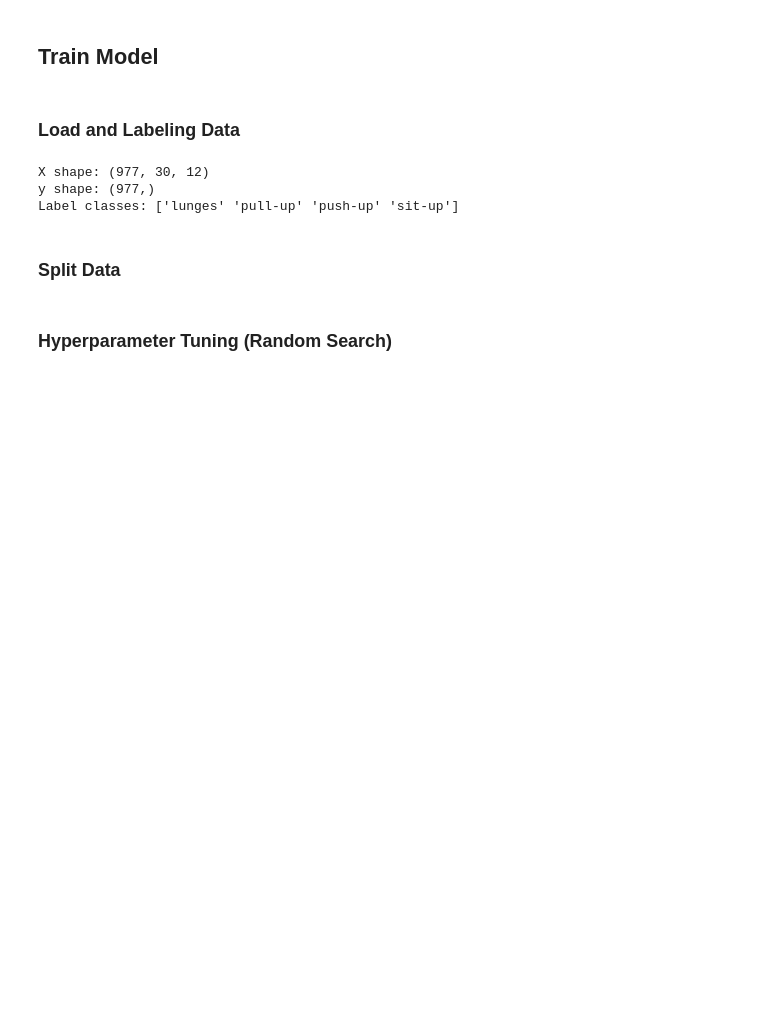
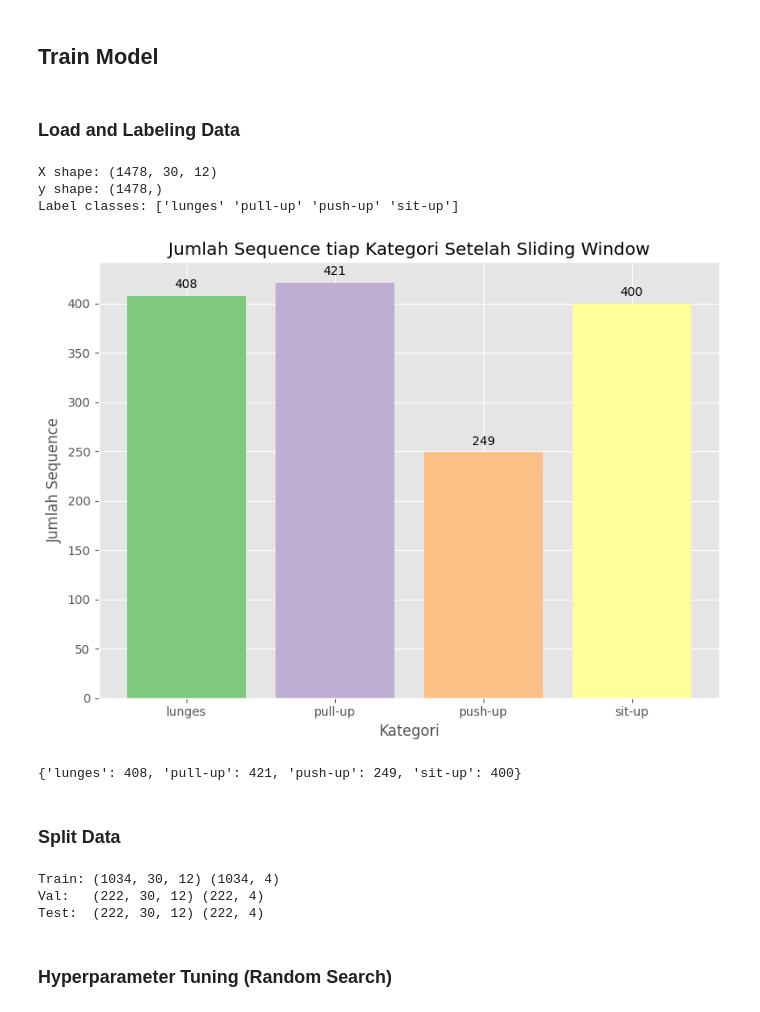
Before and after one commit to RifqiMuafa20/X-Pose-Tracker, a Jupyter notebook: Machine Learning/index.ipynb, the cells around one changed output. Drawn from its saved outputs; the diff is of its cells as text; code cells hidden in the pictures; blank space fills up the shorter version.

```diff
--- a/Machine Learning/index.ipynb
+++ b/Machine Learning/index.ipynb
@@ -264,10 +231,10 @@ Normalisasi untuk Pull-Up selesai. Data disimpan di normalize/Pull-Up_angles_nor
 # %%
 # Parameters
 frame_per_sample = 30
-stride = 15
+stride = 10
 
 # Sliding window implementation
-def sliding_window(df, label, frame_per_sample=30, stride=10):
+def sliding_window(df, label, frame_per_sample, stride):
     features = df.values
     X, y = [], []
 
@@ -307,20 +274,67 @@ print("X shape:", X.shape)
 print("y shape:", y.shape)
 print("Label classes:", le.classes_)
 # %% [output]
-X shape: (977, 30, 12)
-y shape: (977,)
+X shape: (1478, 30, 12)
+y shape: (1478,)
 Label classes: ['lunges' 'pull-up' 'push-up' 'sit-up']
+# %%
+unique, counts_raw = np.unique(y, return_counts=True)
+
+label_names = [le.inverse_transform([u])[0] for u in unique]
+
+counts = {label: count for label, count in zip(label_names, counts_raw)}
+
+cmap = plt.get_cmap('Accent')
+colors = cmap(range(len(counts)))
+
+plt.style.use('ggplot')
+plt.figure(figsize=(8, 6))
+bars = plt.bar(counts.keys(), counts.values(), color=colors)
+
+for bar in bars:
+    height = bar.get_height()
+    plt.text(
+        bar.get_x() + bar.get_width() / 2,
+        height + 5,
+        str(height),
+        ha='center',
+        va='bottom',
+        fontsize=10
+    )
+
+plt.title('Jumlah Sequence tiap Kategori Setelah Sliding Window')
+plt.xlabel('Kategori')
+plt.ylabel('Jumlah Sequence')
+plt.tight_layout()
+plt.show()
+
+print(counts)
+# %% [output]
+[figure, added]
+{'lunges': 408, 'pull-up': 421, 'push-up': 249, 'sit-up': 400}
 # %% [markdown]
 ### Split Data
 # %%
-# Train-test split
-X_train, X_test, y_train, y_test = train_test_split(
-    X, y, test_size=0.3, random_state=42, stratify=y
+X_temp, X_test, y_temp, y_test = train_test_split(
+    X, y, test_size=0.15, random_state=42, stratify=y
+)
+
+X_train, X_val, y_train, y_val = train_test_split(
+    X_temp, y_temp, test_size=0.1765, random_state=42, stratify=y_temp
 )
 
 # One-hot encoding
 y_train = to_categorical(y_train, num_classes=4)
-y_test = to_categorical(y_test, num_classes=4)
+y_val   = to_categorical(y_val,   num_classes=4)
+y_test  = to_categorical(y_test,  num_classes=4)
+
+print("Train:", X_train.shape, y_train.shape)
+print("Val:  ", X_val.shape,   y_val.shape)
+print("Test: ", X_test.shape,  y_test.shape)
+# %% [output]
+Train: (1034, 30, 12) (1034, 4)
+Val:   (222, 30, 12) (222, 4)
+Test:  (222, 30, 12) (222, 4)
 # %% [markdown]
 ### Hyperparameter Tuning (Random Search)
 # %%
```
Also changed, not shown: parts of 11 cells of this notebook, 47 other files.
